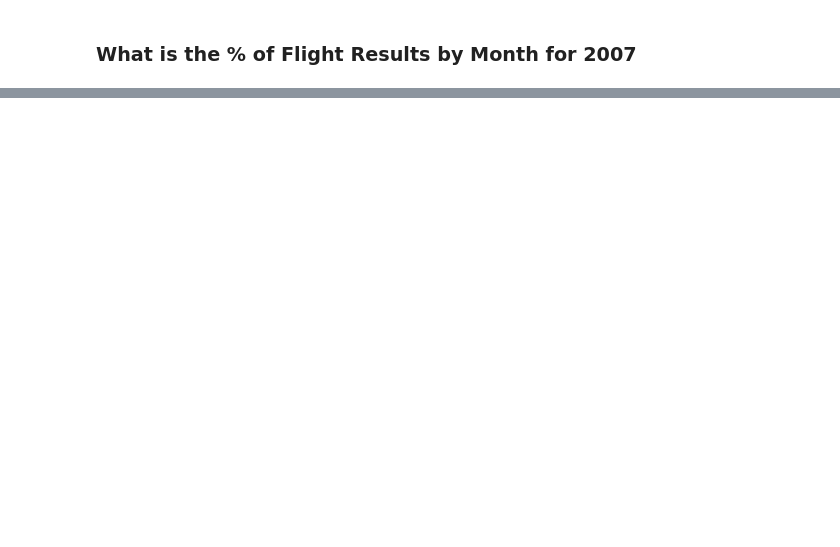
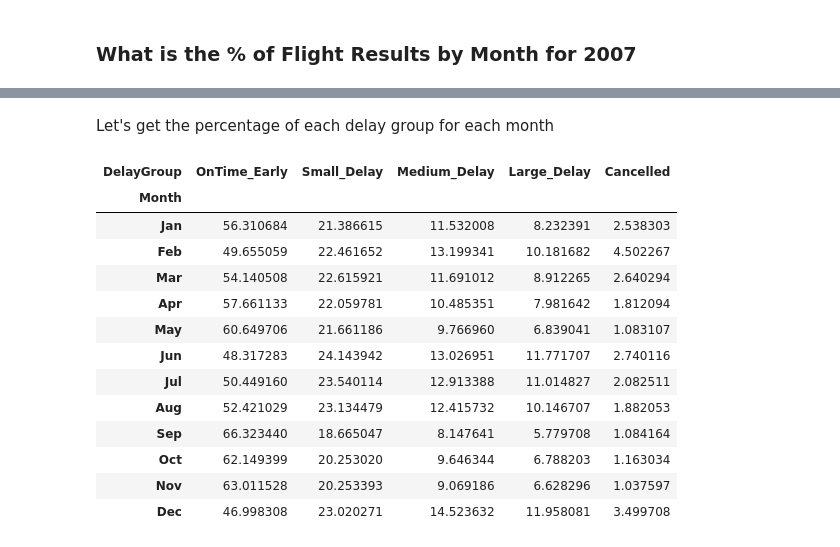
Before and after one commit to EsosaOrumwese/ALX-T-Nanodegree, a Jupyter notebook: Data Analytics/Projects/Airline On-Time Performance Data/eda_act.ipynb, the cells around one changed output, grey strips where cells are left out. Saved outputs shown, nothing was run; the diff lists cells and outputs as text; code cells hidden in the pictures; blank space fills up the shorter version.

```diff
--- a/Data Analytics/Projects/Airline On-Time Performance Data/eda_act.ipynb
+++ b/Data Analytics/Projects/Airline On-Time Performance Data/eda_act.ipynb
@@ -232,0 +293,19 @@ airline_df_agg
+# %% [markdown]
+Let's get the percentage of each delay group for each month
+# %%
+(airline_df_agg*100).style.background_gradient(cmap='Blues', axis=1)
+# %% [output]
+| DelayGroup | OnTime_Early | Small_Delay | Medium_Delay | Large_Delay | Cancelled |
+| Month |  |  |  |  |  |
+| Jan | 56.310684 | 21.386615 | 11.532008 | 8.232391 | 2.538303 |
+| Feb | 49.655059 | 22.461652 | 13.199341 | 10.181682 | 4.502267 |
+| Mar | 54.140508 | 22.615921 | 11.691012 | 8.912265 | 2.640294 |
+| Apr | 57.661133 | 22.059781 | 10.485351 | 7.981642 | 1.812094 |
+| May | 60.649706 | 21.661186 | 9.766960 | 6.839041 | 1.083107 |
+| Jun | 48.317283 | 24.143942 | 13.026951 | 11.771707 | 2.740116 |
+| Jul | 50.449160 | 23.540114 | 12.913388 | 11.014827 | 2.082511 |
+| Aug | 52.421029 | 23.134479 | 12.415732 | 10.146707 | 1.882053 |
+| Sep | 66.323440 | 18.665047 | 8.147641 | 5.779708 | 1.084164 |
+| Oct | 62.149399 | 20.253020 | 9.646344 | 6.788203 | 1.163034 |
+| Nov | 63.011528 | 20.253393 | 9.069186 | 6.628296 | 1.037597 |
+| Dec | 46.998308 | 23.020271 | 14.523632 | 11.958081 | 3.499708 |
```
Also changed, not shown: parts of 13 cells of this notebook.
